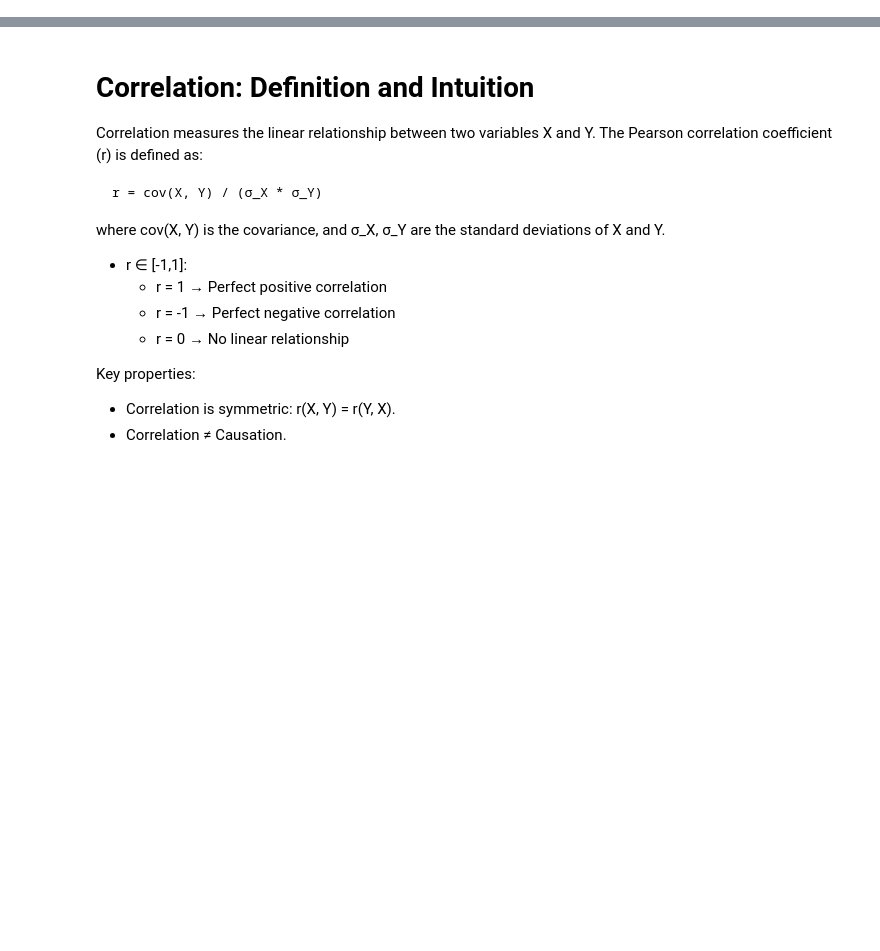
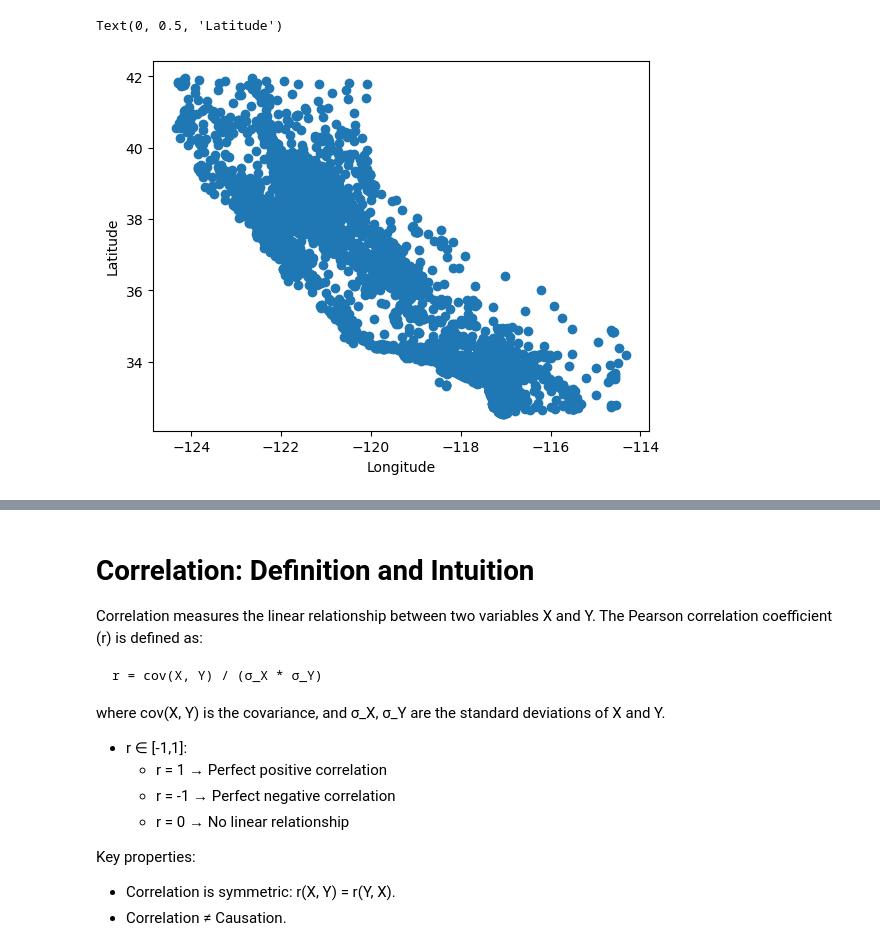
Before and after one commit to julianjica/ModSim, a Jupyter notebook: notebooks/Housing.ipynb, the cells around one changed output, grey strips where cells are left out. Cells and saved outputs as stored; diff of their text form; code cells hidden in the pictures; blank space fills up the shorter version.

```diff
--- a/notebooks/Housing.ipynb
+++ b/notebooks/Housing.ipynb
@@ -19,2 +100,7 @@ housing.describe()
 # %%
-housing["MedInc"]
+plt.scatter(housing["Longitude"], housing["Latitude"])
+plt.xlabel("Longitude")
+plt.ylabel("Latitude")
+# %% [output]
+Text(0, 0.5, 'Latitude')
+[figure, added]
```
Also changed, not shown: parts of 30 cells of this notebook.
